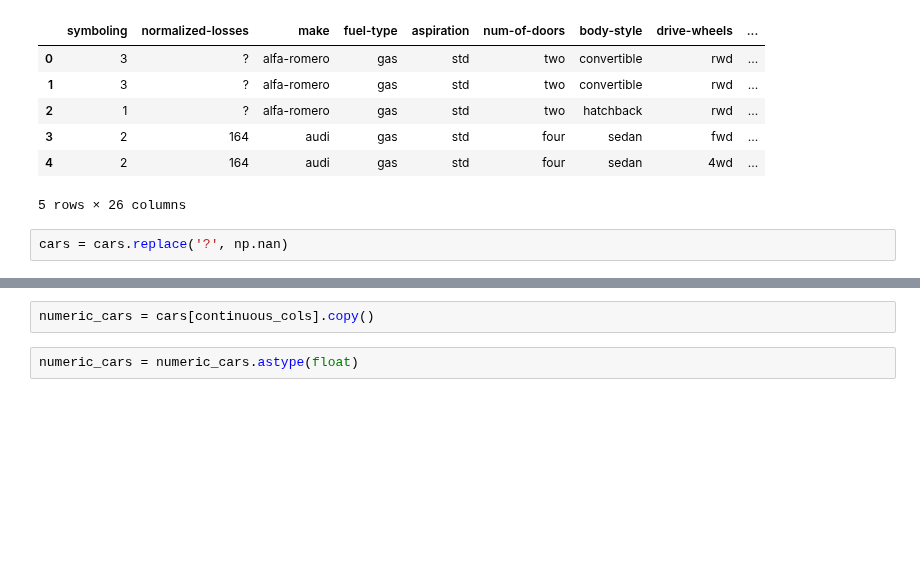
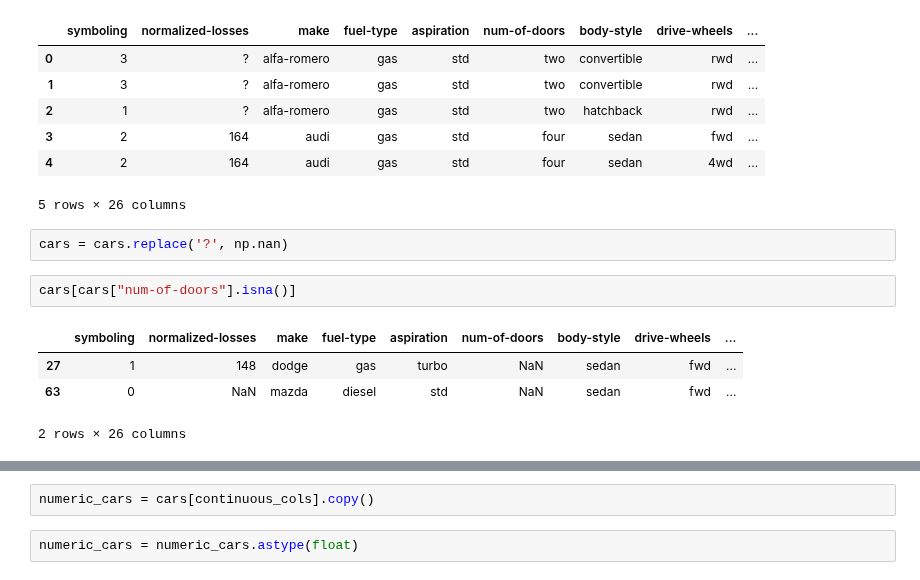
Before and after one commit to raduspaimoc/DataQuest-Projects, a Jupyter notebook: Classification Problems/Predicting Car Prices/Predicting Car Prices.ipynb, the cells around one changed output, grey strips where cells are left out. Drawn from its saved outputs; the diff is of its cells as text; blank space fills up the shorter version.

```diff
--- a/Classification Problems/Predicting Car Prices/Predicting Car Prices.ipynb
+++ b/Classification Problems/Predicting Car Prices/Predicting Car Prices.ipynb
@@ -295,3 +303,10 @@ cars.head()
 5 rows × 26 columns
 # %%
 cars = cars.replace('?', np.nan)
+# %%
+cars[cars["num-of-doors"].isna()]
+# %% [output]
+|  | symboling | normalized-losses | make | fuel-type | aspiration | num-of-doors | body-style | drive-wheels | ... |
+| 27 | 1 | 148 | dodge | gas | turbo | NaN | sedan | fwd | ... |
+| 63 | 0 | NaN | mazda | diesel | std | NaN | sedan | fwd | ... |
+2 rows × 26 columns
```
Also changed, not shown: parts of 23 cells of this notebook.
